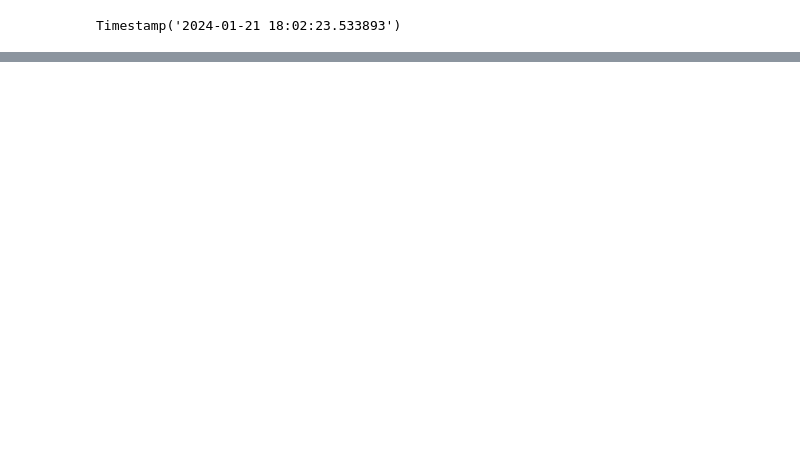
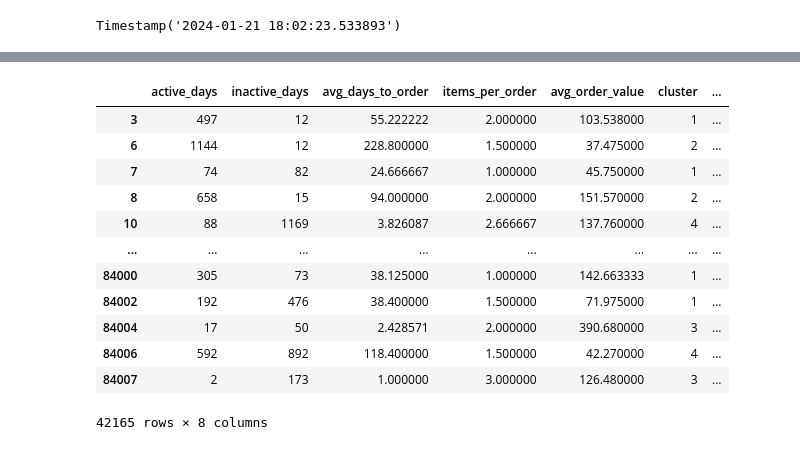
Before and after one commit to egeatmaca/ecommerce_segments, a Jupyter notebook: notebooks/customer_segmentation.ipynb, the cells around one changed output, grey strips where cells are left out. Saved outputs shown, nothing was run; the diff lists cells and outputs as text; code cells hidden in the pictures; blank space fills up the shorter version.

```diff
--- a/notebooks/customer_segmentation.ipynb
+++ b/notebooks/customer_segmentation.ipynb
@@ -403,0 +317,3 @@ cluster
+# %%
+cluster_churn_limits = df_lifetime_cluster.groupby('cluster').avg_days_to_order.quantile(0.9).to_frame('cluster_churn_limit')
+cluster_churn_limits
@@ -403,0 +328,20 @@ cluster
+# %%
+df_lifetime_cluster = df_lifetime_cluster.drop(columns=['cluster_churn_limit', 'churn_flag'])
+# %%
+df_lifetime_cluster = df_lifetime_cluster.join(cluster_churn_limits, on='cluster')
+df_lifetime_cluster['churn_flag'] = df_lifetime_cluster['inactive_days'] > df_lifetime_cluster['cluster_churn_limit']
+df_lifetime_cluster
+# %% [output]
+|  | active_days | inactive_days | avg_days_to_order | items_per_order | avg_order_value | cluster | ... |
+| 3 | 497 | 12 | 55.222222 | 2.000000 | 103.538000 | 1 | ... |
+| 6 | 1144 | 12 | 228.800000 | 1.500000 | 37.475000 | 2 | ... |
+| 7 | 74 | 82 | 24.666667 | 1.000000 | 45.750000 | 1 | ... |
+| 8 | 658 | 15 | 94.000000 | 2.000000 | 151.570000 | 2 | ... |
+| 10 | 88 | 1169 | 3.826087 | 2.666667 | 137.760000 | 4 | ... |
+| ... | ... | ... | ... | ... | ... | ... | ... |
+| 84000 | 305 | 73 | 38.125000 | 1.000000 | 142.663333 | 1 | ... |
+| 84002 | 192 | 476 | 38.400000 | 1.500000 | 71.975000 | 1 | ... |
+| 84004 | 17 | 50 | 2.428571 | 2.000000 | 390.680000 | 3 | ... |
+| 84006 | 592 | 892 | 118.400000 | 1.500000 | 42.270000 | 4 | ... |
+| 84007 | 2 | 173 | 1.000000 | 3.000000 | 126.480000 | 3 | ... |
+42165 rows × 8 columns
```
Also changed, not shown: parts of 35 cells of this notebook, 1 other file.
